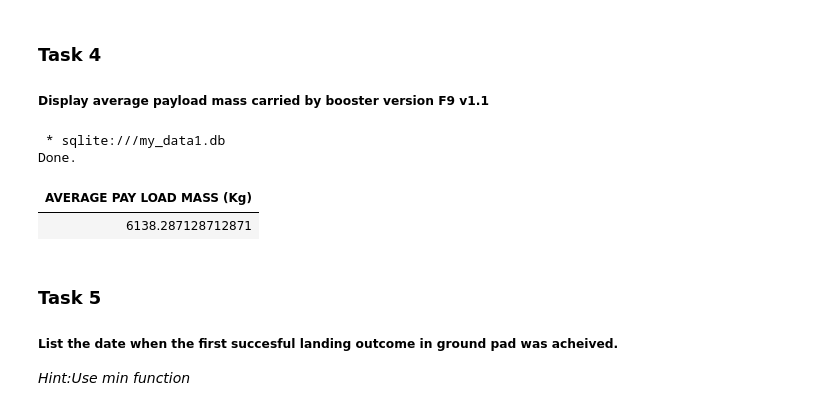
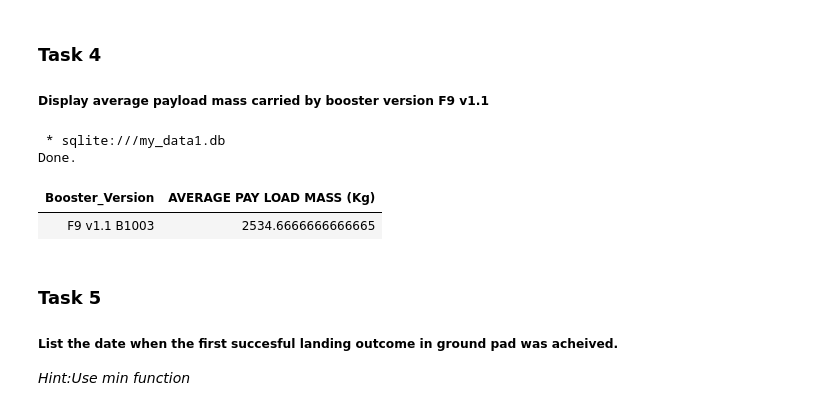
Before and after one commit to shahzadjames/IBM-Datascience-Capstone-, a Jupyter notebook: jupyter-labs-eda-sql-coursera_sqllite.ipynb, the cells around one changed output. Cells and saved outputs as stored; diff of their text form; code cells hidden in the pictures.

```diff
--- a/jupyter-labs-eda-sql-coursera_sqllite.ipynb
+++ b/jupyter-labs-eda-sql-coursera_sqllite.ipynb
@@ -173,12 +159,13 @@ Done.
 
 ##### Display average payload mass carried by booster version F9 v1.1
 # %%
-%sql SELECT AVG(PAYLOAD_MASS__KG_) AS "AVERAGE PAY LOAD MASS (Kg)" FROM SPACEXTABLE
+%sql SELECT Booster_Version, AVG(PAYLOAD_MASS__KG_) AS "AVERAGE PAY LOAD MASS (Kg)" FROM SPACEXTABLE \
+WHERE Booster_Version like 'F9 v1.1%'
 # %% [output]
  * sqlite:///my_data1.db
 Done.
-| AVERAGE PAY LOAD MASS (Kg) |
-| 6138.287128712871 |
+| Booster_Version | AVERAGE PAY LOAD MASS (Kg) |
+| F9 v1.1 B1003 | 2534.6666666666665 |
 # %% [markdown]
 ### Task 5
 
```
Also changed, not shown: parts of 3 cells of this notebook.
